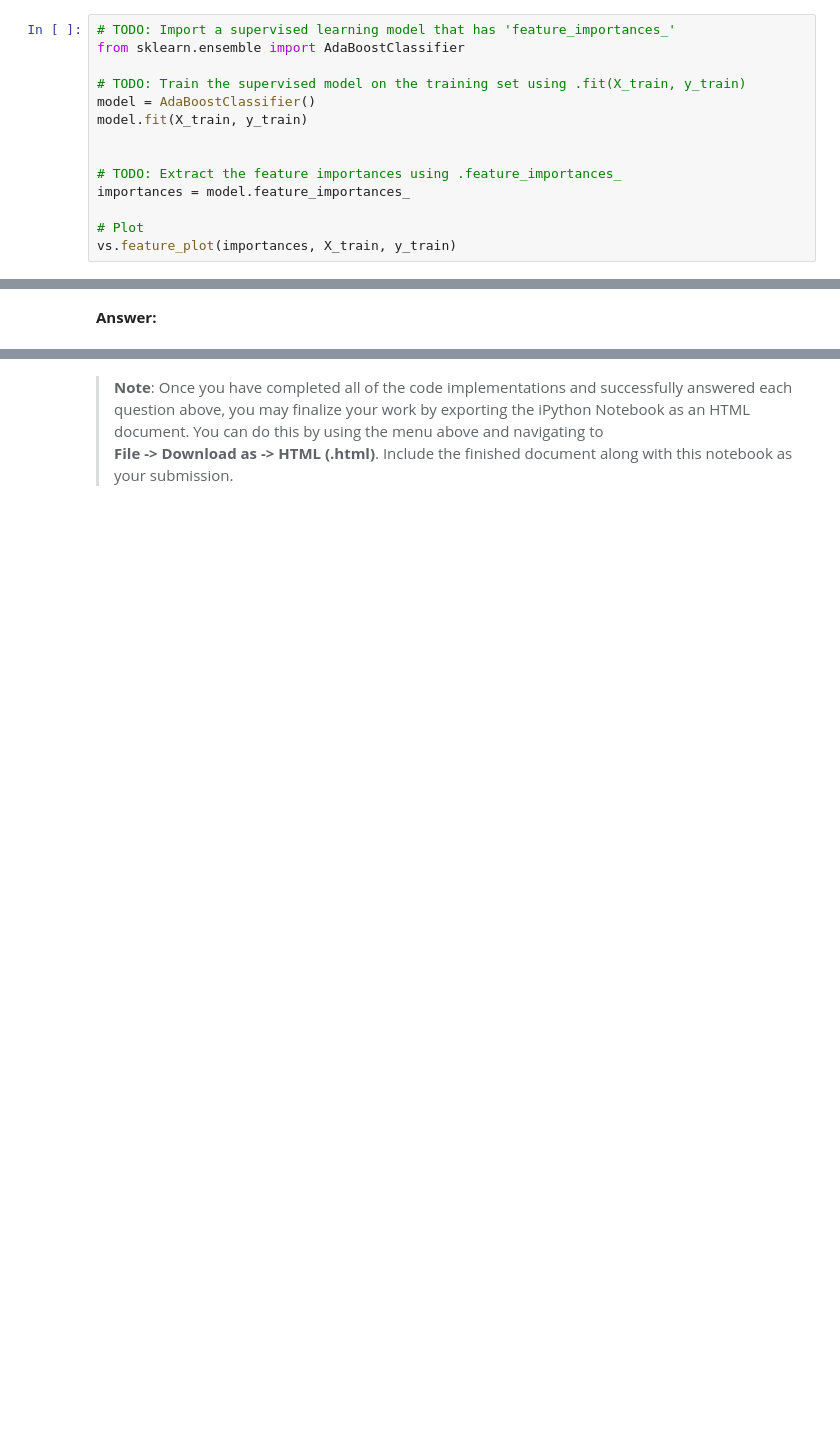
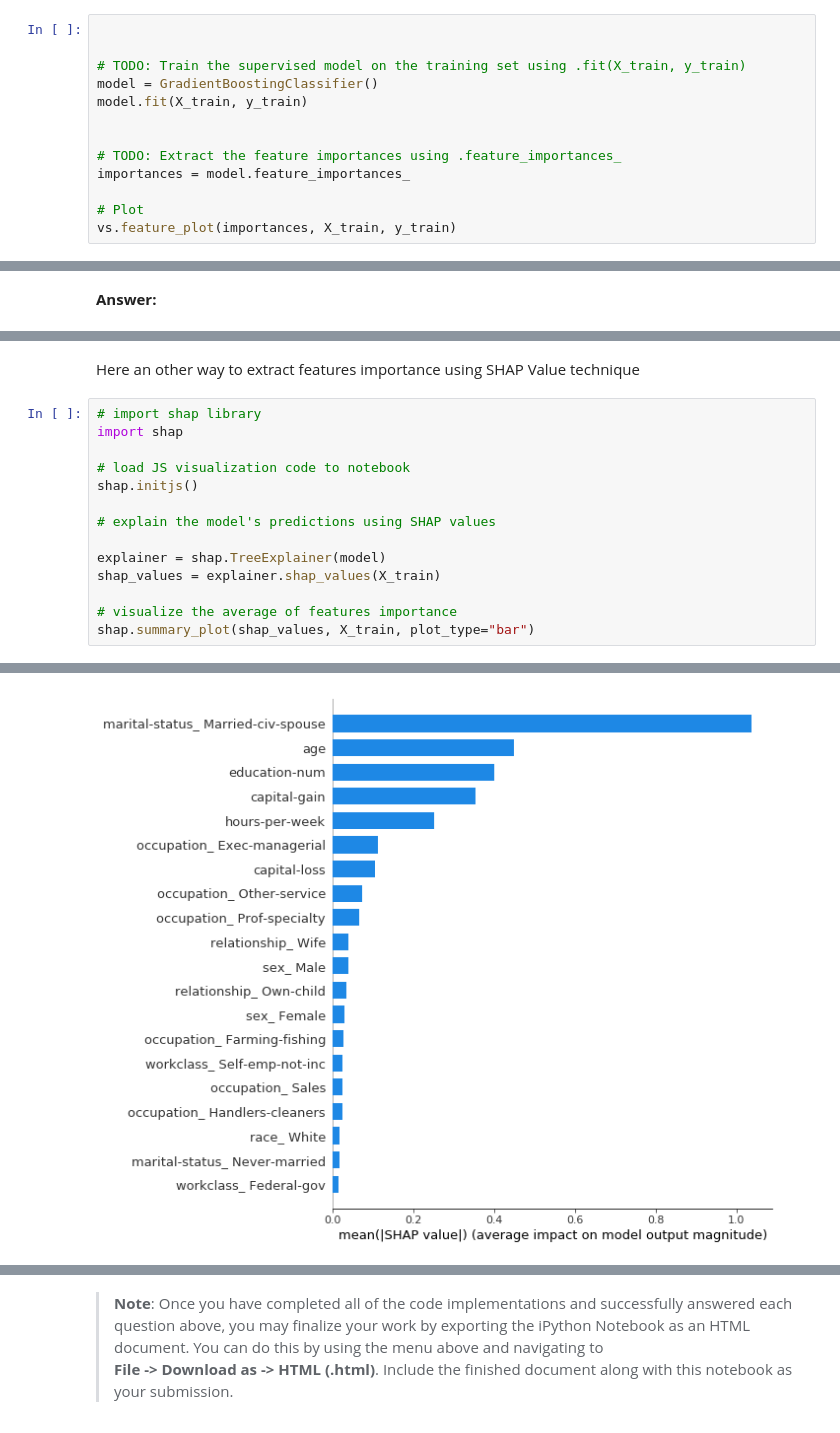
Before and after one commit to khalidbouziane/p1_charityML, a Jupyter notebook: finding_donors/finding_donors.ipynb, the cells around one changed output, grey strips where cells are left out. Drawn from its saved outputs; the diff is of its cells as text; blank space fills up the shorter version.

```diff
--- a/finding_donors/finding_donors.ipynb
+++ b/finding_donors/finding_donors.ipynb
@@ -612,11 +566,10 @@ In the code cell below, you will need to implement the following:
  - Train the supervised model on the entire training set.
  - Extract the feature importances using `'.feature_importances_'`.
 # %%
-# TODO: Import a supervised learning model that has 'feature_importances_'
-from sklearn.ensemble import AdaBoostClassifier
+
 
 # TODO: Train the supervised model on the training set using .fit(X_train, y_train)
-model = AdaBoostClassifier()
+model = GradientBoostingClassifier()
 model.fit(X_train, y_train)
 
 
@@ -682,0 +637,17 @@ the final model's F-score and accuracy score on the reduced data using only five
+# %% [markdown]
+Here an other way to extract features importance using SHAP Value technique
+# %%
+# import shap library
+import shap
+
+# load JS visualization code to notebook
+shap.initjs()
+
+# explain the model's predictions using SHAP values
+
+explainer = shap.TreeExplainer(model)
+shap_values = explainer.shap_values(X_train)
+
+# visualize the average of features importance
+shap.summary_plot(shap_values, X_train, plot_type="bar")
+# %% [output]
@@ -682,0 +655 @@ the final model's F-score and accuracy score on the reduced data using only five
+[figure, added]
```
Also changed, not shown: parts of 20 cells of this notebook, 1 other file.
